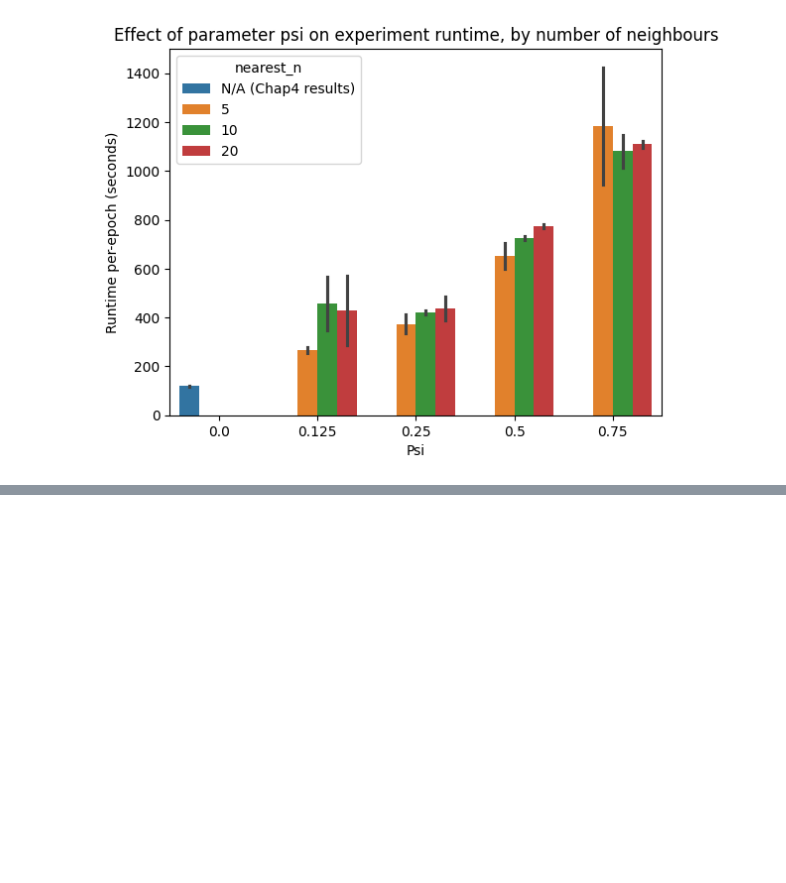
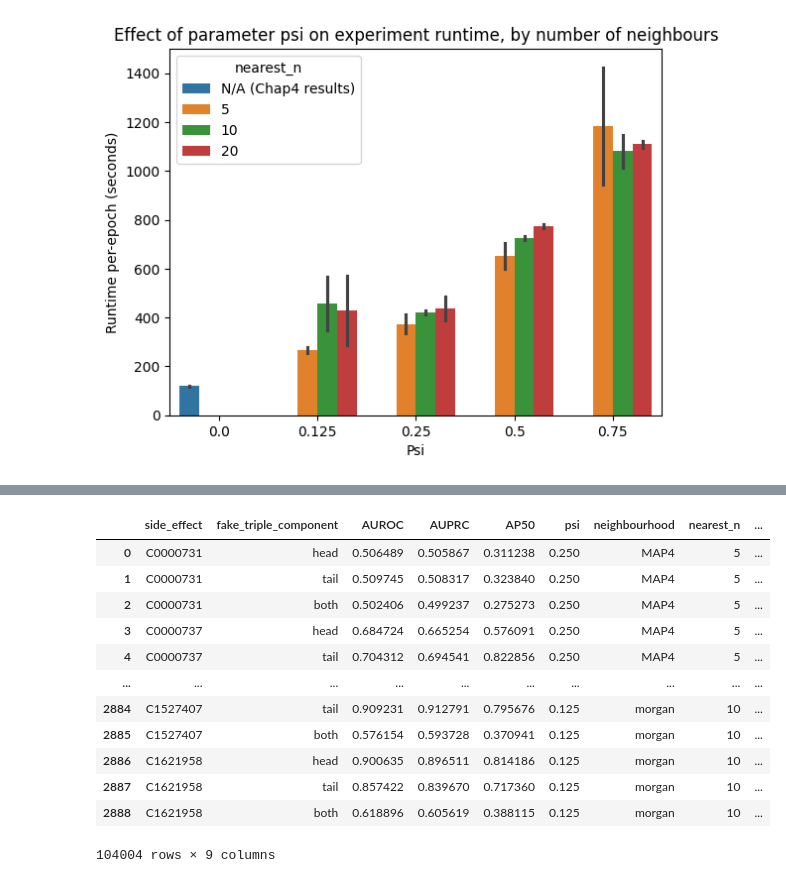
Before and after one commit to oliver-lloyd/Chapter5, a Jupyter notebook: analysis/1_general_assessment/viz/viz.ipynb, the cells around one changed output, grey strips where cells are left out. Cells and saved outputs as stored; diff of their text form; code cells hidden in the pictures; blank space fills up the shorter version.

```diff
--- a/analysis/1_general_assessment/viz/viz.ipynb
+++ b/analysis/1_general_assessment/viz/viz.ipynb
@@ -394,0 +417,16 @@ The `ci` parameter is deprecated. Use `errorbar='sd'` for the same effect.
+# %%
+post_hoc
+# %% [output]
+|  | side_effect | fake_triple_component | AUROC | AUPRC | AP50 | psi | neighbourhood | nearest_n | ... |
+| 0 | C0000731 | head | 0.506489 | 0.505867 | 0.311238 | 0.250 | MAP4 | 5 | ... |
+| 1 | C0000731 | tail | 0.509745 | 0.508317 | 0.323840 | 0.250 | MAP4 | 5 | ... |
+| 2 | C0000731 | both | 0.502406 | 0.499237 | 0.275273 | 0.250 | MAP4 | 5 | ... |
+| 3 | C0000737 | head | 0.684724 | 0.665254 | 0.576091 | 0.250 | MAP4 | 5 | ... |
+| 4 | C0000737 | tail | 0.704312 | 0.694541 | 0.822856 | 0.250 | MAP4 | 5 | ... |
+| ... | ... | ... | ... | ... | ... | ... | ... | ... | ... |
+| 2884 | C1527407 | tail | 0.909231 | 0.912791 | 0.795676 | 0.125 | morgan | 10 | ... |
+| 2885 | C1527407 | both | 0.576154 | 0.593728 | 0.370941 | 0.125 | morgan | 10 | ... |
+| 2886 | C1621958 | head | 0.900635 | 0.896511 | 0.814186 | 0.125 | morgan | 10 | ... |
+| 2887 | C1621958 | tail | 0.857422 | 0.839670 | 0.717360 | 0.125 | morgan | 10 | ... |
+| 2888 | C1621958 | both | 0.618896 | 0.605619 | 0.388115 | 0.125 | morgan | 10 | ... |
+104004 rows × 9 columns
```
Also changed, not shown: parts of 7 cells of this notebook, 1 other file.
